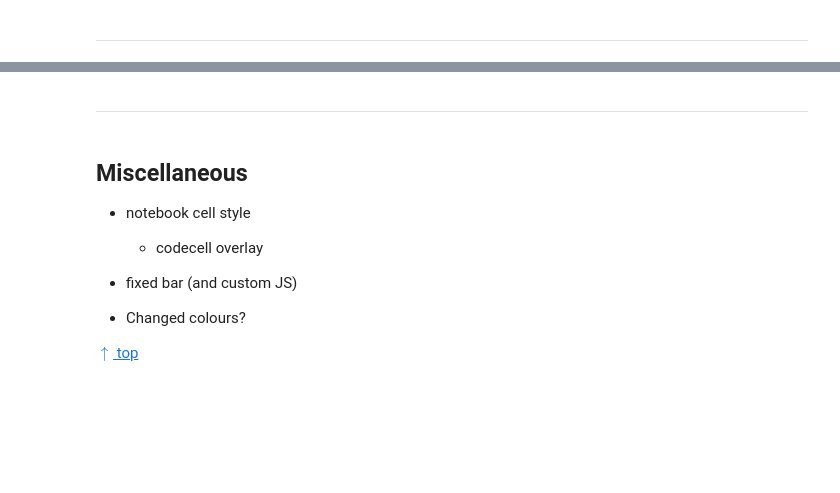
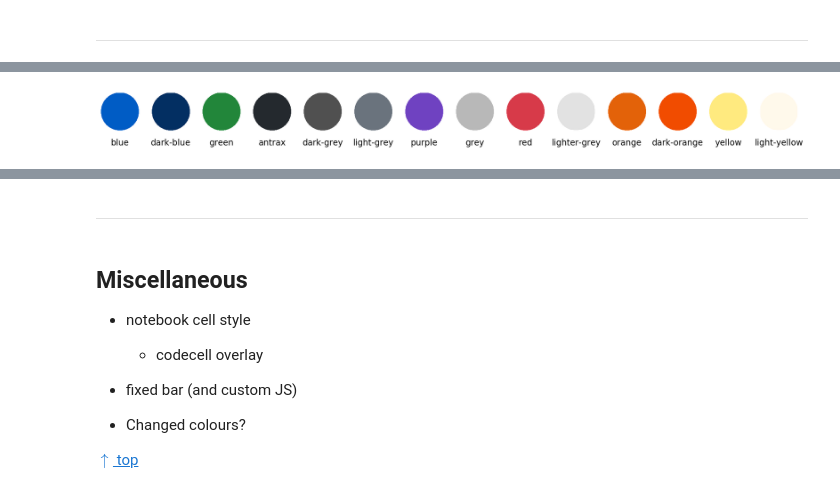
Before and after one commit to leriomaggio/notexbook-jupyter-theme, a Jupyter notebook: TeXbook_Theme_Sample.ipynb, the cells around one changed output, grey strips where cells are left out. Saved outputs shown, nothing was run; the diff lists cells and outputs as text; code cells hidden in the pictures; blank space fills up the shorter version.

```diff
--- a/TeXbook_Theme_Sample.ipynb
+++ b/TeXbook_Theme_Sample.ipynb
@@ -552,0 +643,21 @@ show_palette(material_code_colours)
+# %%
+github_code_colours = {
+    "dark-grey": "#505050",
+    "grey": "#b8b8b8",
+    "light-grey": "#6a737d",
+    "lighter-grey": "#e2e2e2",
+    "antrax": "#24292e",
+    "red": "#d73a49",
+    "orange": "#e36209",
+    "dark-orange": "#f14c00",
+    "purple": "#6f42c1",
+    "light-yellow": "#fff9eb",
+    "yellow": "#ffea7f",
+    "blue": "#005cc5",
+    "dark-blue": "#032f62",
+    "green": "#22863a"
+}
+
+show_palette(github_code_colours)
+# %% [output]
+[figure, added]
```
Also changed, not shown: parts of 24 cells of this notebook.
